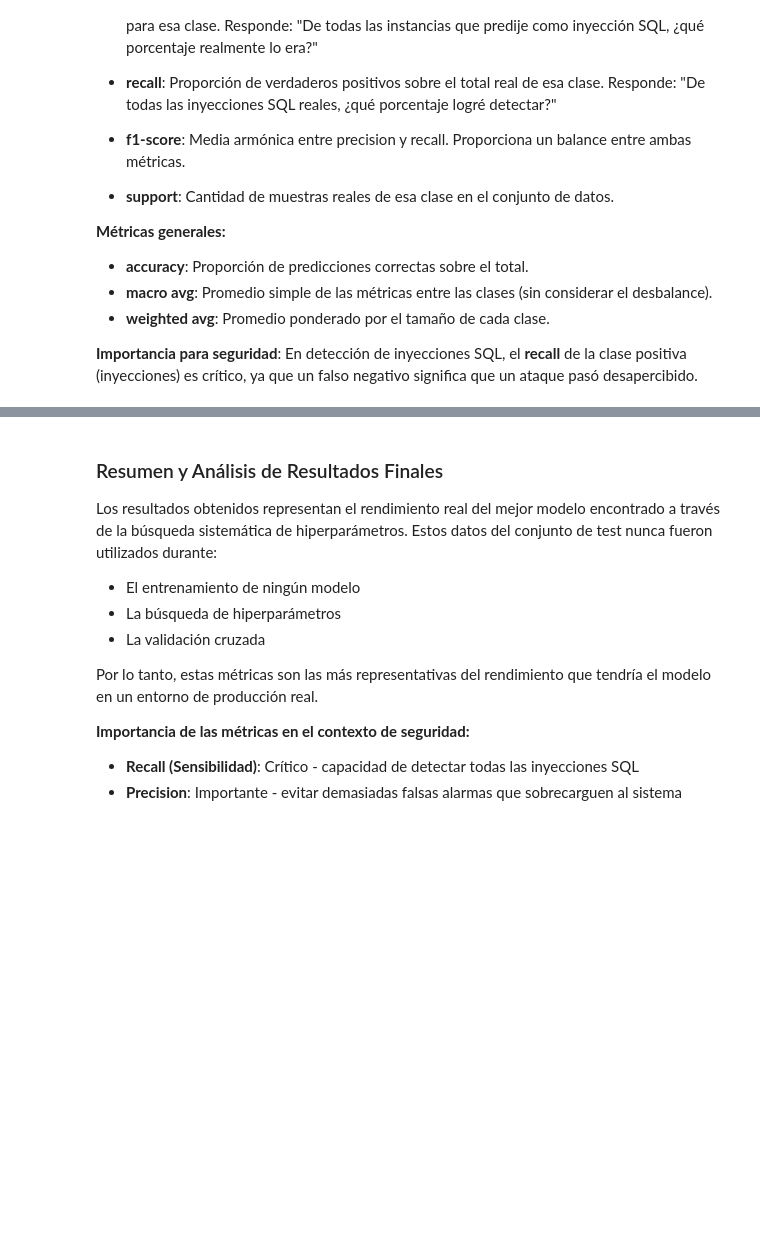
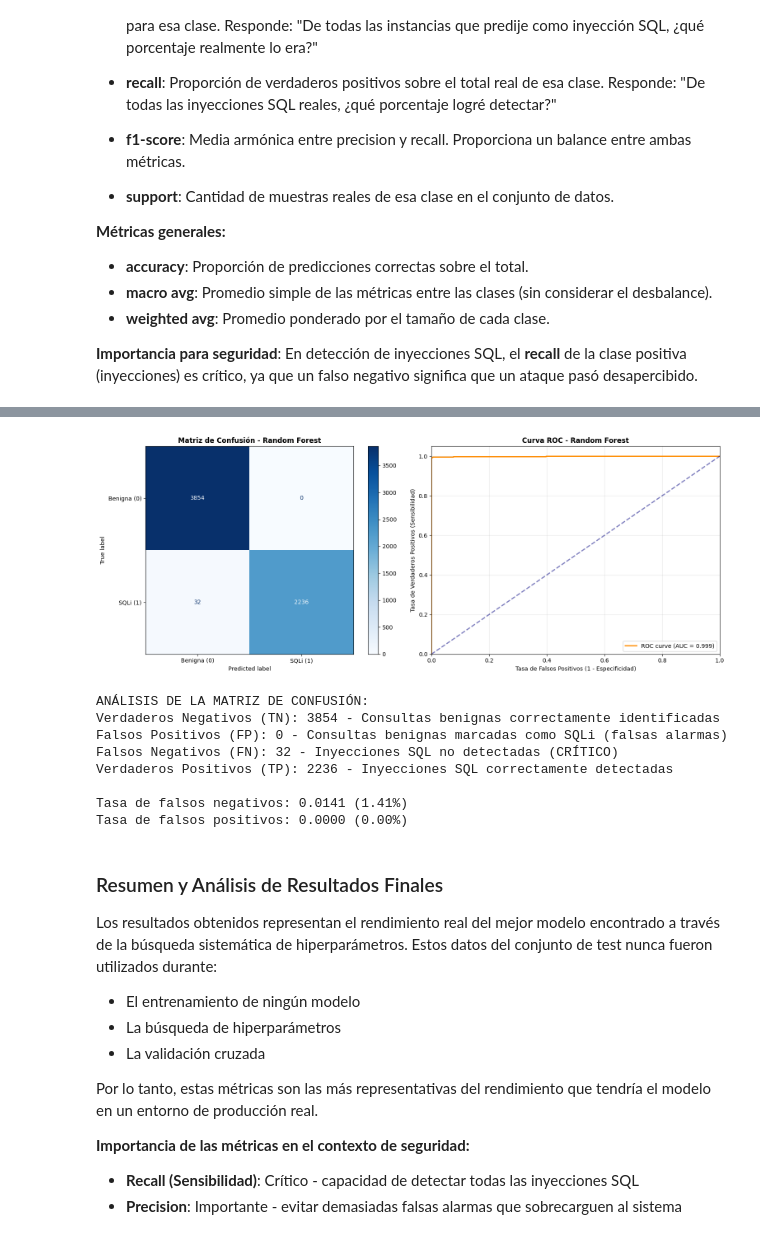
Before and after one commit to Guanart/TP-Final-BDM, a Jupyter notebook: notebooks/notebook-benito-tfidf.ipynb, the cells around one changed output, grey strips where cells are left out. Cells and saved outputs as stored; diff of their text form; code cells hidden in the pictures; blank space fills up the shorter version.

```diff
--- a/notebooks/notebook-benito-tfidf.ipynb
+++ b/notebooks/notebook-benito-tfidf.ipynb
@@ -873,3 +883,78 @@ Tasa de falsos positivos: 0.0021 (0.21%)
+# %%
+from sklearn.metrics import confusion_matrix, roc_curve, auc
+
+# Matriz de confusión del modelo final
+fig, axes = plt.subplots(1, 2, figsize=(16, 6))
+
+# Subplot 1: Matriz de confusión
+ax1 = axes[0]
+disp = ConfusionMatrixDisplay.from_predictions(
+    y_test, y_test_pred, display_labels=["Benigna (0)", "SQLi (1)"],
+    cmap="Blues", ax=ax1
+)
+ax1.set_title(f"Matriz de Confusión - {best_model_name}", fontweight='bold')
+
+# Subplot 2: Curva ROC
+ax2 = axes[1]
+
+# Obtener probabilidades de predicción para la curva ROC
+if hasattr(final_model, "predict_proba"):
+    y_proba = final_model.predict_proba(X_test)[:, 1]  # Probabilidad de clase positiva (SQLi)
+elif hasattr(final_model, "decision_function"):
+    y_proba = final_model.decision_function(X_test)
+else:
+    # Fallback: usar las predicciones binarias
+    y_proba = y_test_pred.astype(float)
+
+# Calcular curva ROC
+fpr, tpr, thresholds = roc_curve(y_test, y_proba)
+roc_auc = auc(fpr, tpr)
+
+# Graficar curva ROC
+ax2.plot(fpr, tpr, color='darkorange', lw=2,
+         label=f'ROC curve (AUC = {roc_auc:.3f})')
+ax2.plot([0, 1], [0, 1], color='navy', lw=2, linestyle='--', alpha=0.5)
+ax2.set_xlim([0.0, 1.0])
+ax2.set_ylim([0.0, 1.05])
+ax2.set_xlabel('Tasa de Falsos Positivos (1 - Especificidad)')
+ax2.set_ylabel('Tasa de Verdaderos Positivos (Sensibilidad)')
+ax2.set_title(f'Curva ROC - {best_model_name}', fontweight='bold')
+ax2.legend(loc="lower right")
+ax2.grid(True, alpha=0.3)
+
+plt.tight_layout()
+plt.show()
+
+# Análisis de la matriz de confusión
+cm = confusion_matrix(y_test, y_test_pred)
+print("\nANÁLISIS DE LA MATRIZ DE CONFUSIÓN:")
+print(
+    f"Verdaderos Negativos (TN): {cm[0, 0]} - Consultas benignas correctamente identificadas"
+)
+print(
+    f"Falsos Positivos (FP): {cm[0, 1]} - Consultas benignas marcadas como SQLi (falsas alarmas)"
+)
+print(f"Falsos Negativos (FN): {cm[1, 0]} - Inyecciones SQL no detectadas (CRÍTICO)")
+print(
+    f"Verdaderos Positivos (TP): {cm[1, 1]} - Inyecciones SQL correctamente detectadas"
+)
+
+print(
+    f"\nTasa de falsos negativos: {cm[1, 0] / (cm[1, 0] + cm[1, 1]):.4f} ({cm[1, 0] / (cm[1, 0] + cm[1, 1]) * 100:.2f}%)"
+)
+print(
+    f"Tasa de falsos positivos: {cm[0, 1] / (cm[0, 1] + cm[0, 0]):.4f} ({cm[0, 1] / (cm[0, 1] + cm[0, 0]) * 100:.2f}%)"
+)
+# %% [output]
+[figure, added]
+ANÁLISIS DE LA MATRIZ DE CONFUSIÓN:
+Verdaderos Negativos (TN): 3854 - Consultas benignas correctamente identificadas
+Falsos Positivos (FP): 0 - Consultas benignas marcadas como SQLi (falsas alarmas)
+Falsos Negativos (FN): 32 - Inyecciones SQL no detectadas (CRÍTICO)
+Verdaderos Positivos (TP): 2236 - Inyecciones SQL correctamente detectadas
+
+Tasa de falsos negativos: 0.0141 (1.41%)
+Tasa de falsos positivos: 0.0000 (0.00%)
 # %% [markdown]
 ### Resumen y Análisis de Resultados Finales
 
```
Also changed, not shown: parts of 20 cells of this notebook, 1 other file.
